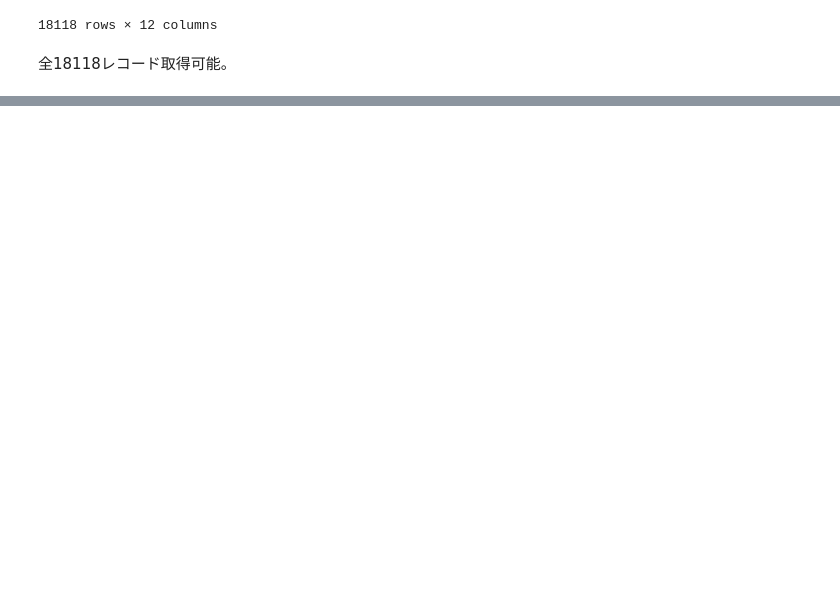
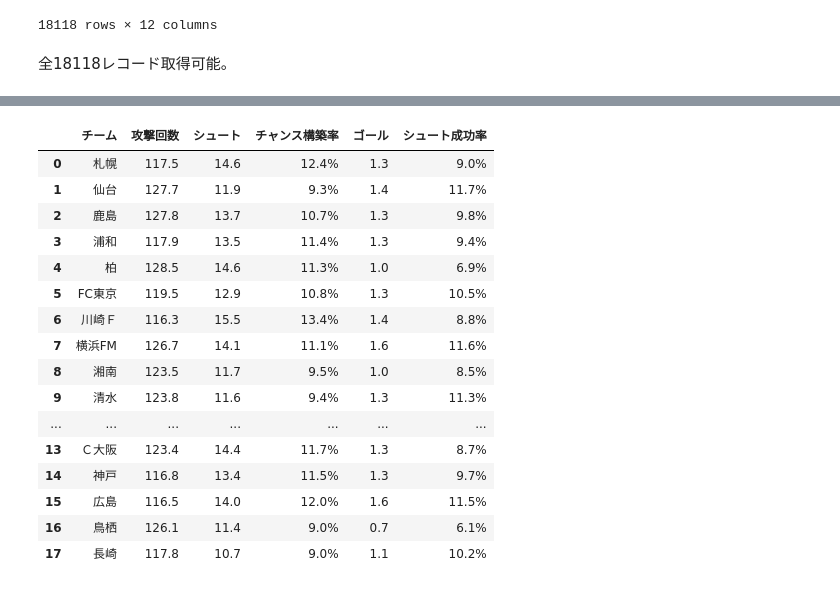
Before and after one commit to mark-n2/toto_notebook, a Jupyter notebook: 001_データ収集.ipynb, the cells around one changed output, grey strips where cells are left out. Drawn from its saved outputs; the diff is of its cells as text; code cells hidden in the pictures; blank space fills up the shorter version.

```diff
--- a/001_データ収集.ipynb
+++ b/001_データ収集.ipynb
@@ -129,0 +269,21 @@ display(df)
+# %%
+atk, dfe = download.fl_get_chance_rate(competition=1,year=2018)
+display(atk)
+# %% [output]
+|  | チーム | 攻撃回数 | シュート | チャンス構築率 | ゴール | シュート成功率 |
+| 0 | 札幌 | 117.5 | 14.6 | 12.4% | 1.3 | 9.0% |
+| 1 | 仙台 | 127.7 | 11.9 | 9.3% | 1.4 | 11.7% |
+| 2 | 鹿島 | 127.8 | 13.7 | 10.7% | 1.3 | 9.8% |
+| 3 | 浦和 | 117.9 | 13.5 | 11.4% | 1.3 | 9.4% |
+| 4 | 柏 | 128.5 | 14.6 | 11.3% | 1.0 | 6.9% |
+| 5 | FC東京 | 119.5 | 12.9 | 10.8% | 1.3 | 10.5% |
+| 6 | 川崎Ｆ | 116.3 | 15.5 | 13.4% | 1.4 | 8.8% |
+| 7 | 横浜FM | 126.7 | 14.1 | 11.1% | 1.6 | 11.6% |
+| 8 | 湘南 | 123.5 | 11.7 | 9.5% | 1.0 | 8.5% |
+| 9 | 清水 | 123.8 | 11.6 | 9.4% | 1.3 | 11.3% |
+| ... | ... | ... | ... | ... | ... | ... |
+| 13 | Ｃ大阪 | 123.4 | 14.4 | 11.7% | 1.3 | 8.7% |
+| 14 | 神戸 | 116.8 | 13.4 | 11.5% | 1.3 | 9.7% |
+| 15 | 広島 | 116.5 | 14.0 | 12.0% | 1.6 | 11.5% |
+| 16 | 鳥栖 | 126.1 | 11.4 | 9.0% | 0.7 | 6.1% |
+| 17 | 長崎 | 117.8 | 10.7 | 9.0% | 1.1 | 10.2% |
```
Also changed, not shown: parts of 18 cells of this notebook, 2 other files.
